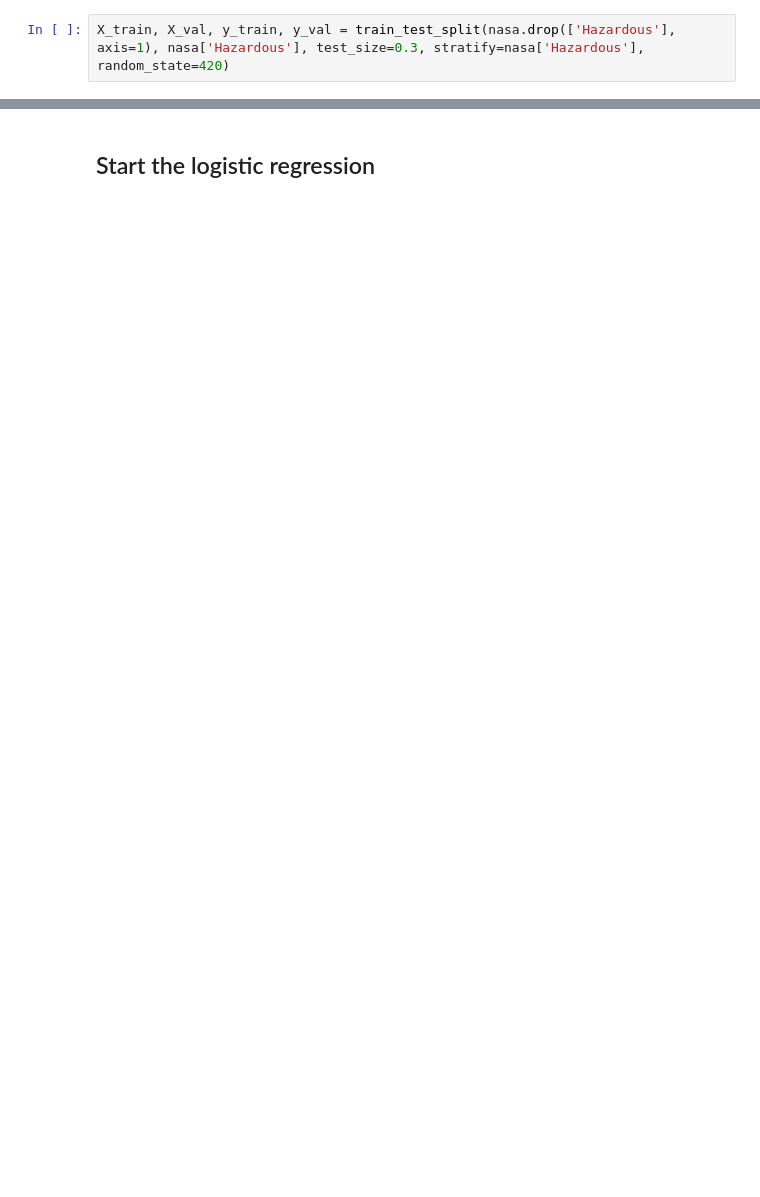
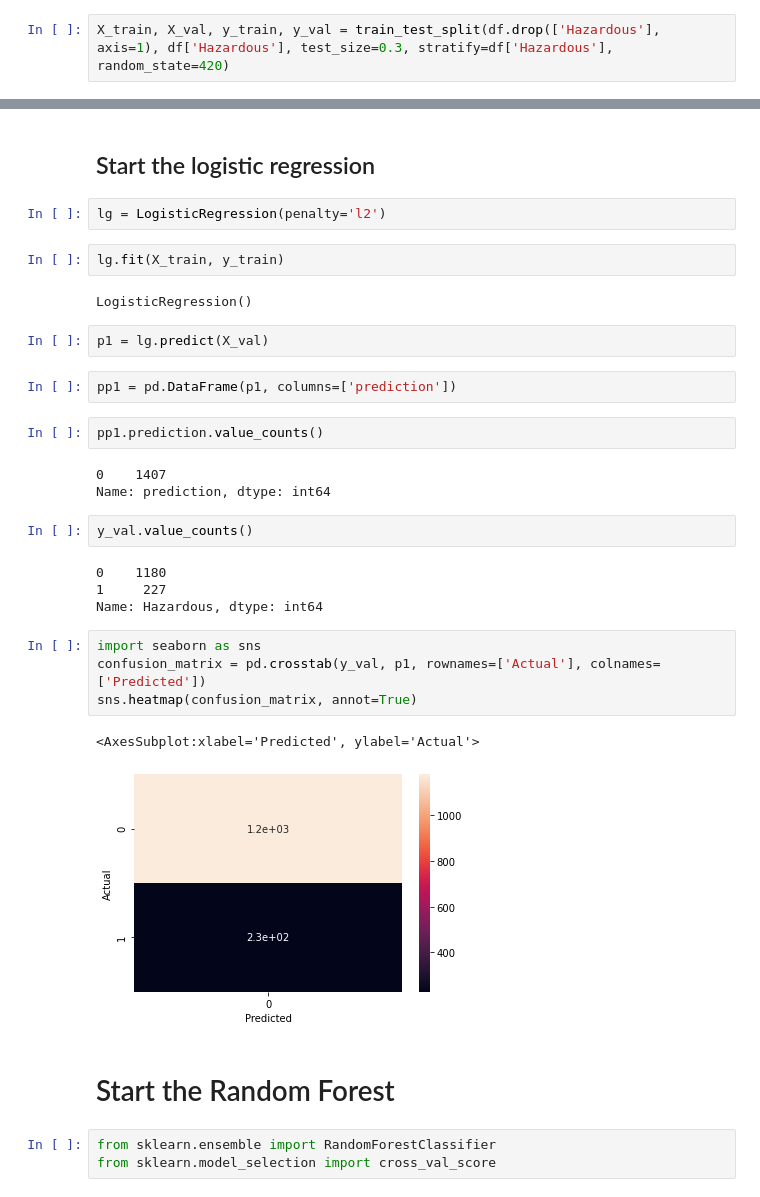
Before and after one commit to chrolss/how-to-ml, a Jupyter notebook: validation/How to validate a model.ipynb, the cells around one changed output, grey strips where cells are left out. Drawn from its saved outputs; the diff is of its cells as text; blank space fills up the shorter version.

Commit message:
how to validate a model

```diff
--- a/validation/How to validate a model.ipynb
+++ b/validation/How to validate a model.ipynb
@@ -24,5 +95,5 @@ nasa.head()
 # %%
-X_train, X_val, y_train, y_val = train_test_split(nasa.drop(['Hazardous'], axis=1), nasa['Hazardous'], test_size=0.3, stratify=nasa['Hazardous'], random_state=420)
+X_train, X_val, y_train, y_val = train_test_split(df.drop(['Hazardous'], axis=1), df['Hazardous'], test_size=0.3, stratify=df['Hazardous'], random_state=420)
 # %%
 print(y_train.value_counts(normalize=True))
 print(y_val.value_counts(normalize=True))
@@ -35,3 +106,36 @@ True     0.161336
 Name: Hazardous, dtype: float64
 # %% [markdown]
 ## Start the logistic regression
+# %%
+lg = LogisticRegression(penalty='l2')
+# %%
+lg.fit(X_train, y_train)
+# %% [output]
+LogisticRegression()
+# %%
+p1 = lg.predict(X_val)
+# %%
+pp1 = pd.DataFrame(p1, columns=['prediction'])
+# %%
+pp1.prediction.value_counts()
+# %% [output]
+0    1407
+Name: prediction, dtype: int64
+# %%
+y_val.value_counts()
+# %% [output]
+0    1180
+1     227
+Name: Hazardous, dtype: int64
+# %%
+import seaborn as sns
+confusion_matrix = pd.crosstab(y_val, p1, rownames=['Actual'], colnames=['Predicted'])
+sns.heatmap(confusion_matrix, annot=True)
+# %% [output]
+<AxesSubplot:xlabel='Predicted', ylabel='Actual'>
+[figure, added]
+# %% [markdown]
+# Start the Random Forest
+# %%
+from sklearn.ensemble import RandomForestClassifier
+from sklearn.model_selection import cross_val_score
```
Also changed, not shown: parts of 22 cells of this notebook.
